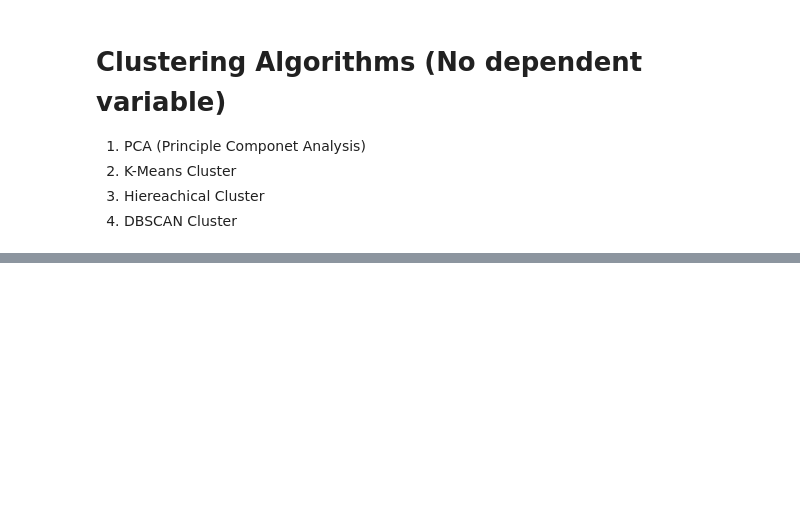
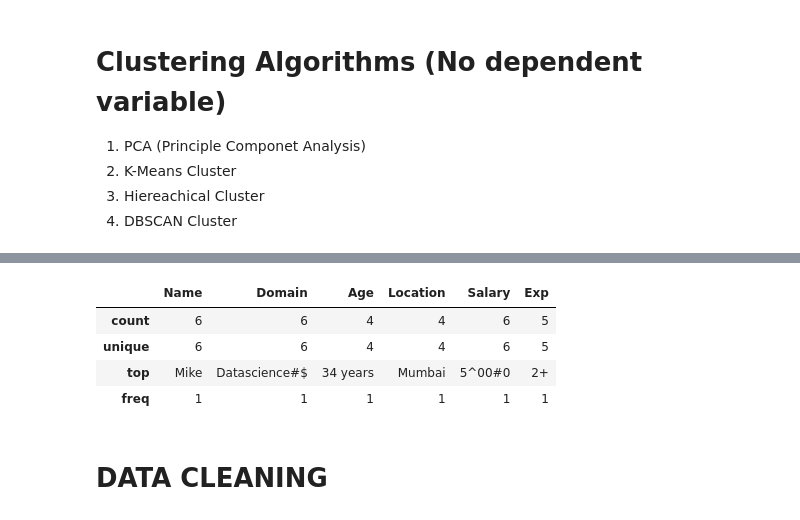
Before and after one commit to Ram2002-ai/DataScience_NareshIt, a Jupyter notebook: Python_libraries/Analysis_lib/ML_EDA.ipynb, the cells around one changed output, grey strips where cells are left out. Cells and saved outputs as stored; diff of their text form; code cells hidden in the pictures; blank space fills up the shorter version.

```diff
--- a/Python_libraries/ML_EDA.ipynb
+++ b/Python_libraries/Analysis_lib/ML_EDA.ipynb
@@ -62,0 +154,10 @@
+# %%
+df.describe()
+# %% [output]
+|  | Name | Domain | Age | Location | Salary | Exp |
+| count | 6 | 6 | 4 | 4 | 6 | 5 |
+| unique | 6 | 6 | 4 | 4 | 6 | 5 |
+| top | Mike | Datascience#$ | 34 years | Mumbai | 5^00#0 | 2+ |
+| freq | 1 | 1 | 1 | 1 | 1 | 1 |
+# %% [markdown]
+# DATA CLEANING
```
Also changed, not shown: parts of 19 cells of this notebook, 4 other files.
